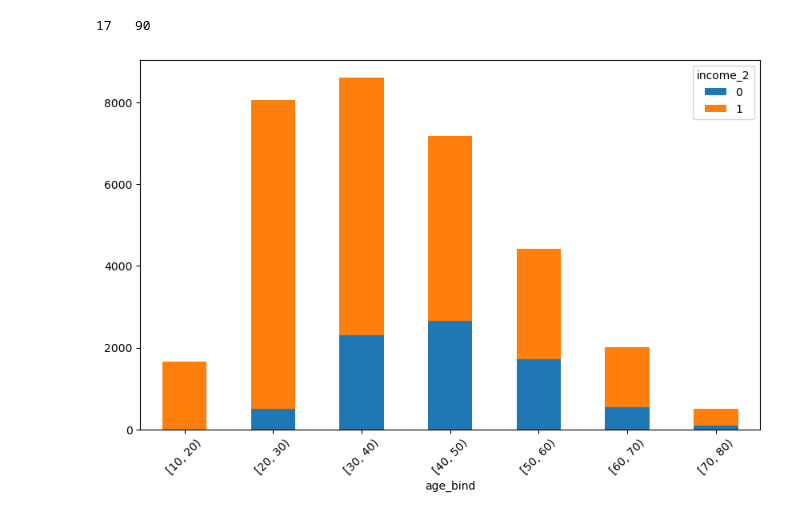
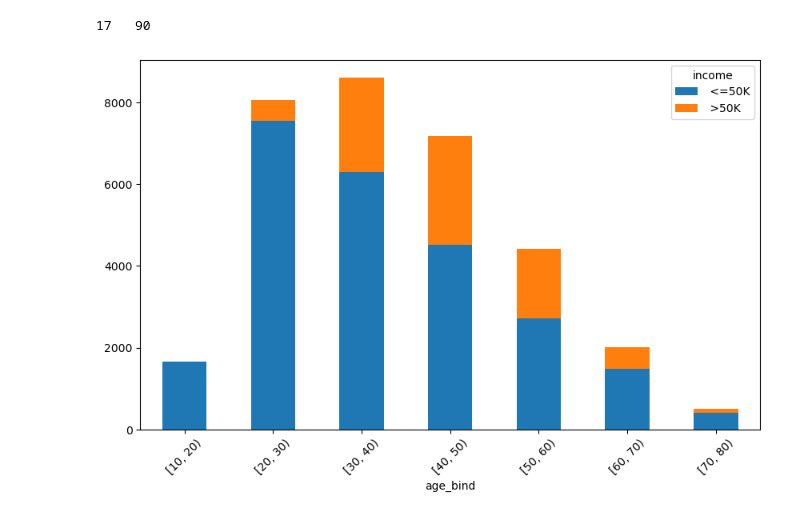
Before and after one commit to kienlacmai/ML-Adult-Census-Income-Analysis, a Jupyter notebook: graphing.ipynb, the cells around one changed output. Saved outputs shown, nothing was run; the diff lists cells and outputs as text; code cells hidden in the pictures.

Commit message:
Graphing done

```diff
--- a/graphing.ipynb
+++ b/graphing.ipynb
@@ -92,9 +92,9 @@ print(df["age"].min(), " ", df["age"].max())
 # %%
 bins = list(range(10, 90, 10))
 df["age_bind"] = pd.cut(df["age"], bins=bins, right=False)
-agg_data = df.groupby(["age_bind", "income_2"]).size().unstack().fillna(0)
+agg_data = df.groupby(["age_bind", "income"]).size().unstack().fillna(0)
 ax = agg_data.plot(kind="bar", stacked=True, figsize=(10, 6))
 plt.xticks(rotation=45)
 plt.show()
 # %% [output]
-[figure, old version]
+[figure, new version]
```
Also changed, not shown: parts of 1 cell of this notebook.
